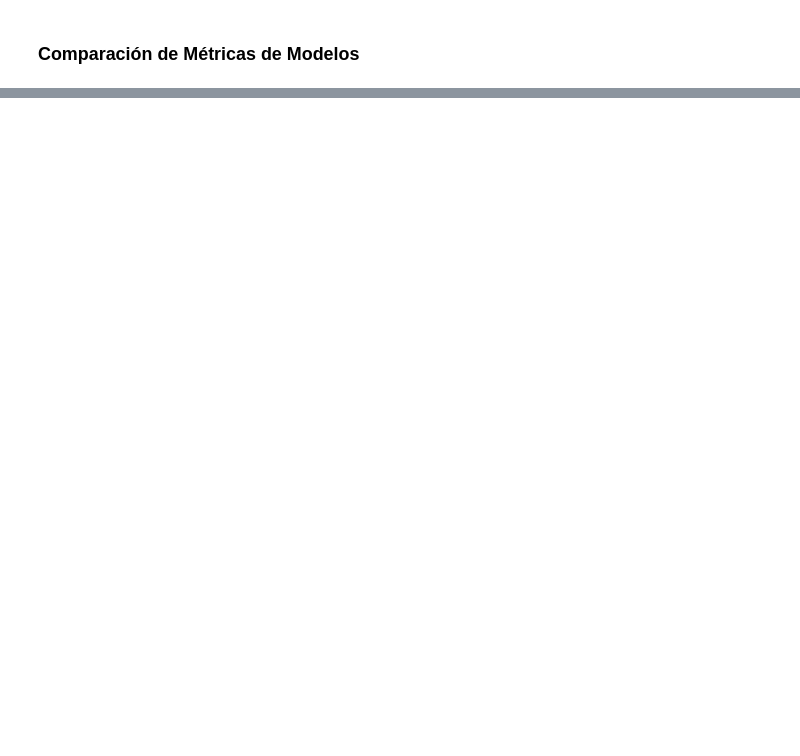
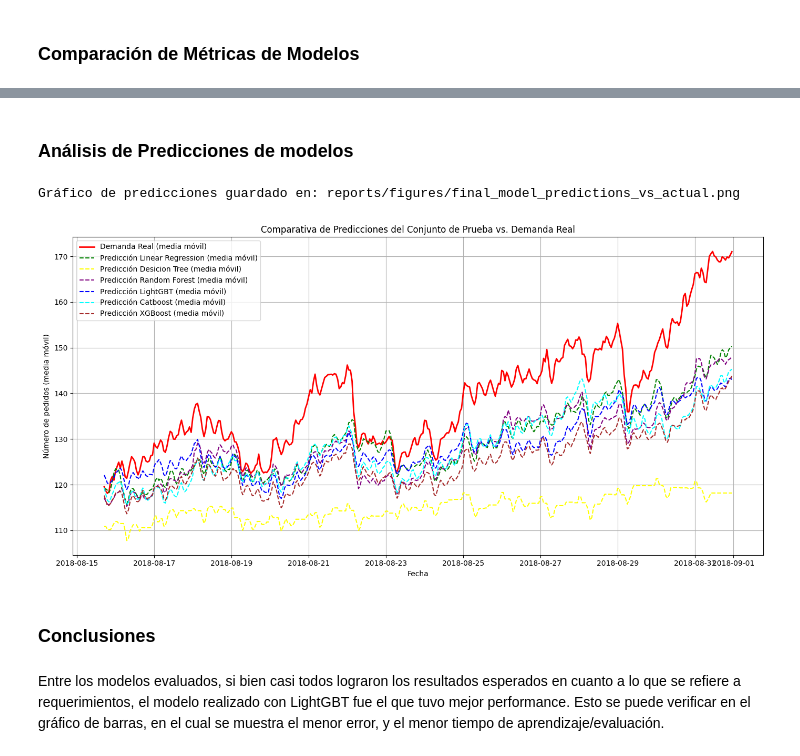
Before and after one commit to jcardosorios/tripleten_13_ML_temporal_series, a Jupyter notebook: notebook/4.0-evaluacion-resultados.ipynb, the cells around one changed output, grey strips where cells are left out. Drawn from its saved outputs; the diff is of its cells as text; code cells hidden in the pictures; blank space fills up the shorter version.

```diff
--- a/notebook/4.0-evaluacion-resultados.ipynb
+++ b/notebook/4.0-evaluacion-resultados.ipynb
@@ -189,0 +88,35 @@ else:
+# %% [markdown]
+### Análisis de Predicciones de modelos
+# %%
+if df_resampled is not None and predictions_test_values is not None:
+
+    prediction_dfs_for_plot = {
+        'Linear Regression': pd.DataFrame(predictions_test_values['predicted_lr'].values, index=target_test.index, columns=['num_orders']),
+        'Desicion Tree': pd.DataFrame(predictions_test_values['predicted_dt'].values, index=target_test.index, columns=['num_orders']),
+        'Random Forest': pd.DataFrame(predictions_test_values['predicted_rf'].values, index=target_test.index, columns=['num_orders']),
+        'LightGBT': pd.DataFrame(predictions_test_values['predicted_lgbt'].values, index=target_test.index, columns=['num_orders']),
+        'Catboost': pd.DataFrame(predictions_test_values['predicted_cb'].values, index=target_test.index, columns=['num_orders']),
+        'XGBoost': pd.DataFrame(predictions_test_values['predicted_xgb'].values, index=target_test.index, columns=['num_orders']),
+    }
+
+    test_start_date = target_test.index.min()
+    test_end_date = target_test.index.max()
+
+    original_test_slice = df_resampled.loc[test_start_date:test_end_date]
+
+
+    plot_test_predictions(
+        original_test_slice,
+        prediction_dfs_for_plot,
+        start_date=test_start_date.strftime('%Y-%m-%d'),
+        save_path='../reports/figures/final_model_predictions_vs_actual.png'
+    )
+else:
+    print("No se pueden generar gráficos de predicciones porque faltan datos o predicciones.")
+# %% [output]
+Gráfico de predicciones guardado en: reports/figures/final_model_predictions_vs_actual.png
+[figure, added]
+# %% [markdown]
+### Conclusiones
+# %% [markdown]
+Entre los modelos evaluados, si bien casi todos lograron los resultados esperados en cuanto a lo que se refiere a requerimientos, el modelo realizado con LightGBT fue el que tuvo mejor performance. Esto se puede verificar en el gráfico de barras, en el cual se muestra el menor error, y el menor tiempo de aprendizaje/evaluación.
```
Also changed, not shown: parts of 6 cells of this notebook, 14 other files.
